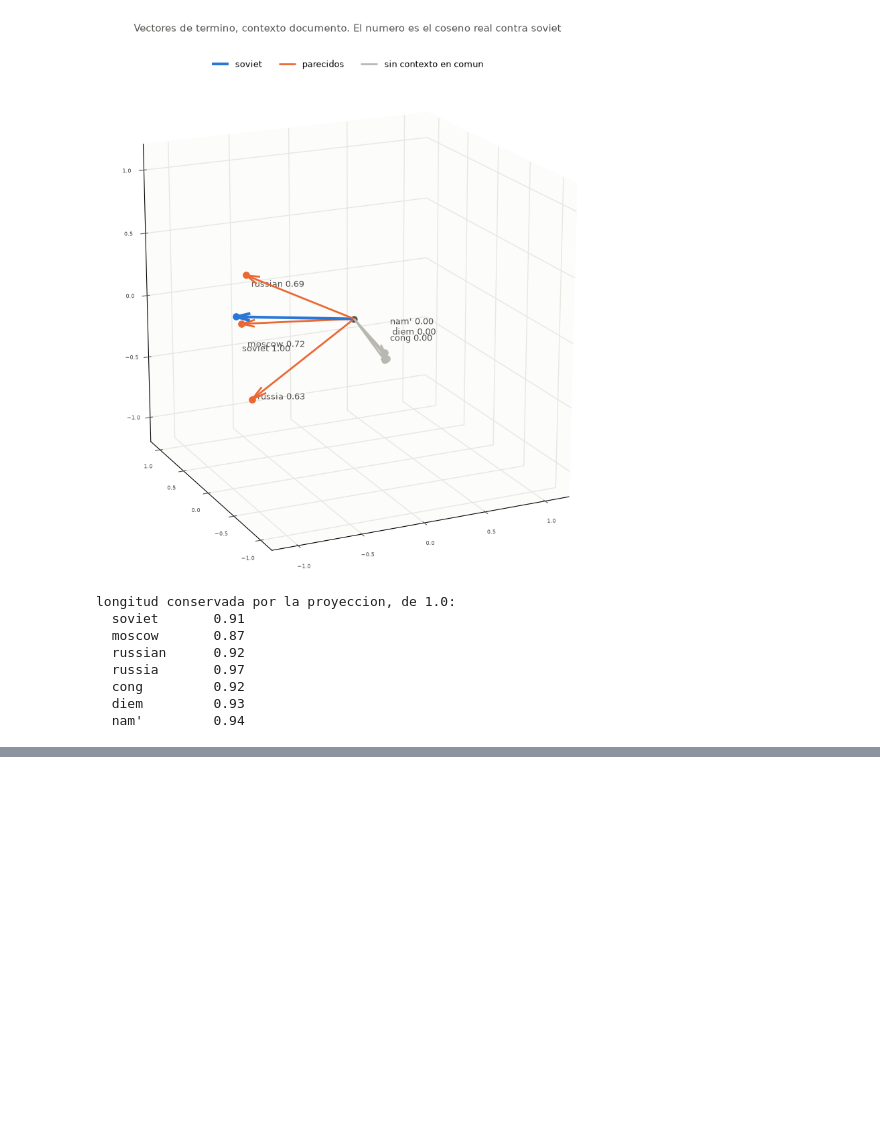
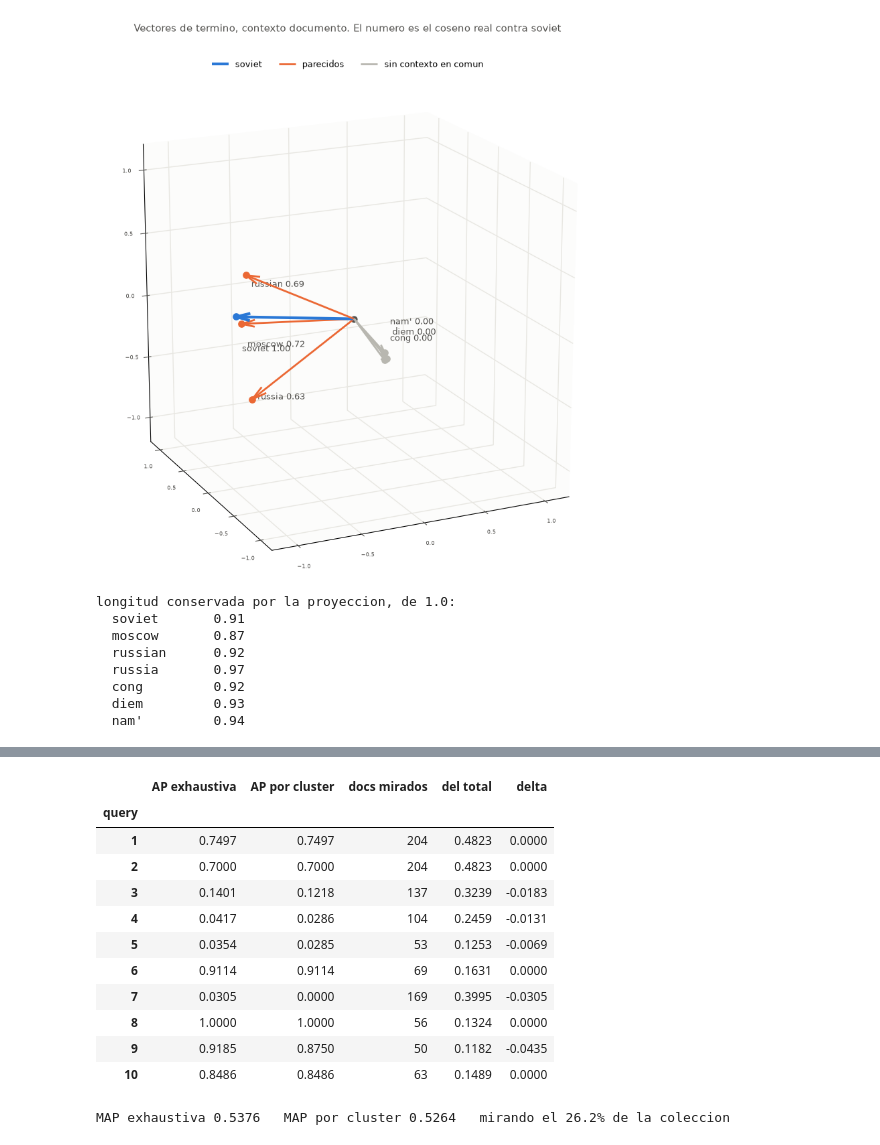
Before and after one commit to zxxz456/inaoe, a Jupyter notebook: fundamentos_aal/actividades/src/actividad.ipynb, the cells around one changed output, grey strips where cells are left out. Cells and saved outputs as stored; diff of their text form; code cells hidden in the pictures; blank space fills up the shorter version.

```diff
--- a/fundamentos_aal/actividades/src/actividad.ipynb
+++ b/fundamentos_aal/actividades/src/actividad.ipynb
@@ -3247,0 +3428,16 @@ longitud conservada por la proyeccion, de 1.0:
+# %%
+# La hipotesis del cluster, medida contra el azar
+filas = []
+for qid in sim_nltk_tfidf.index[:10]:
+    r = concentracion(asignacion, relevancias.get(qid, set()))
+    if r:
+        filas.append({"query": qid, **r})
+
+tabla_cluster = pd.DataFrame(filas).set_index("query")
+print("grupos: en cuantos grupos distintos caen los relevantes")
+print("grupos al azar: lo mismo, repartiendolos sin mirar el tema\n")
+display(tabla_cluster.round(3))
+
+promedio = tabla_cluster[["grupos", "grupos al azar"]].mean()
+print(f"\npromedio: {promedio['grupos']:.2f} grupos observados "
+      f"contra {promedio['grupos al azar']:.2f} al azar")
@@ -3247,0 +3460,46 @@ longitud conservada por la proyeccion, de 1.0:
+# %%
+# Busqueda restringida contra busqueda exhaustiva. Misma matriz de
+# similitud, lo unico que cambia es a quien se le pregunta
+sim_clusters = cosine_sim(centroides, mat_queries_nltk_bin)
+
+filas = []
+for qid in sim_nltk_tfidf.index[:10]:
+    juicios = relevancias.get(qid, set())
+
+    fila = sim_nltk_tfidf.loc[qid]
+    completo = list(fila[fila > 0].nlargest(TOPE_RECUPERADOS).index)
+
+    recortado, mirados = recuperar_restringido(
+        sim_nltk_tfidf, asignacion, sim_clusters, qid)
+
+    filas.append({
+        "query": qid,
+        "AP exhaustiva": precision_promedio(completo, juicios),
+        "AP por cluster": precision_promedio(recortado, juicios),
+        "docs mirados": mirados,
+        "del total": mirados / len(asignacion),
+    })
+
+tabla_restringida = pd.DataFrame(filas).set_index("query")
+tabla_restringida["delta"] = (tabla_restringida["AP por cluster"]
+                              - tabla_restringida["AP exhaustiva"])
+display(tabla_restringida.round(4))
+
+medias = tabla_restringida.mean()
+print(f"\nMAP exhaustiva {medias['AP exhaustiva']:.4f}   "
+      f"MAP por cluster {medias['AP por cluster']:.4f}   "
+      f"mirando el {medias['del total']:.1%} de la coleccion")
+# %% [output]
+|  | AP exhaustiva | AP por cluster | docs mirados | del total | delta |
+| query |  |  |  |  |  |
+| 1 | 0.7497 | 0.7497 | 204 | 0.4823 | 0.0000 |
+| 2 | 0.7000 | 0.7000 | 204 | 0.4823 | 0.0000 |
+| 3 | 0.1401 | 0.1218 | 137 | 0.3239 | -0.0183 |
+| 4 | 0.0417 | 0.0286 | 104 | 0.2459 | -0.0131 |
+| 5 | 0.0354 | 0.0285 | 53 | 0.1253 | -0.0069 |
+| 6 | 0.9114 | 0.9114 | 69 | 0.1631 | 0.0000 |
+| 7 | 0.0305 | 0.0000 | 169 | 0.3995 | -0.0305 |
+| 8 | 1.0000 | 1.0000 | 56 | 0.1324 | 0.0000 |
+| 9 | 0.9185 | 0.8750 | 50 | 0.1182 | -0.0435 |
+| 10 | 0.8486 | 0.8486 | 63 | 0.1489 | 0.0000 |
+MAP exhaustiva 0.5376   MAP por cluster 0.5264   mirando el 26.2% de la coleccion
```
Also changed, not shown: parts of 8 cells of this notebook, 1 other file.
